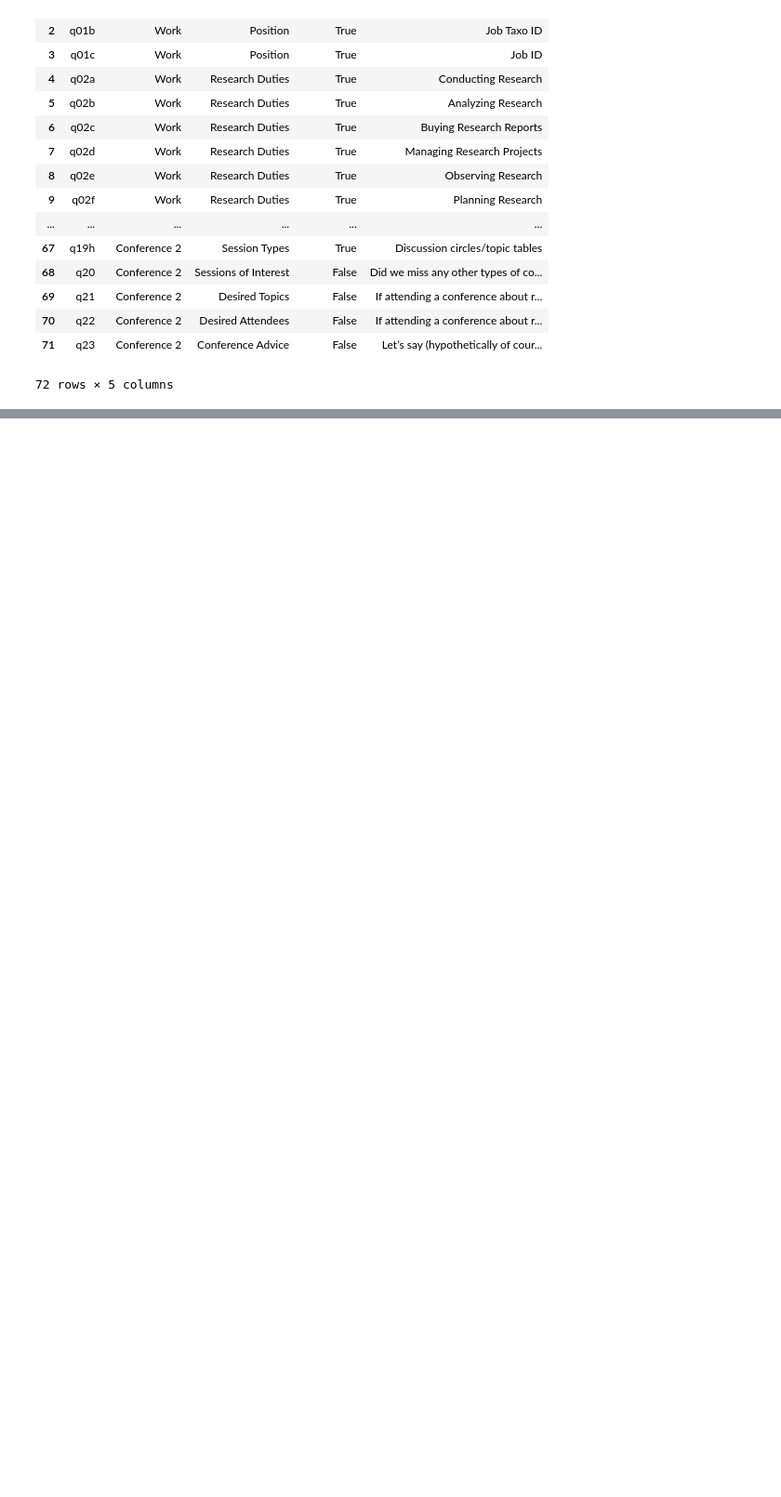
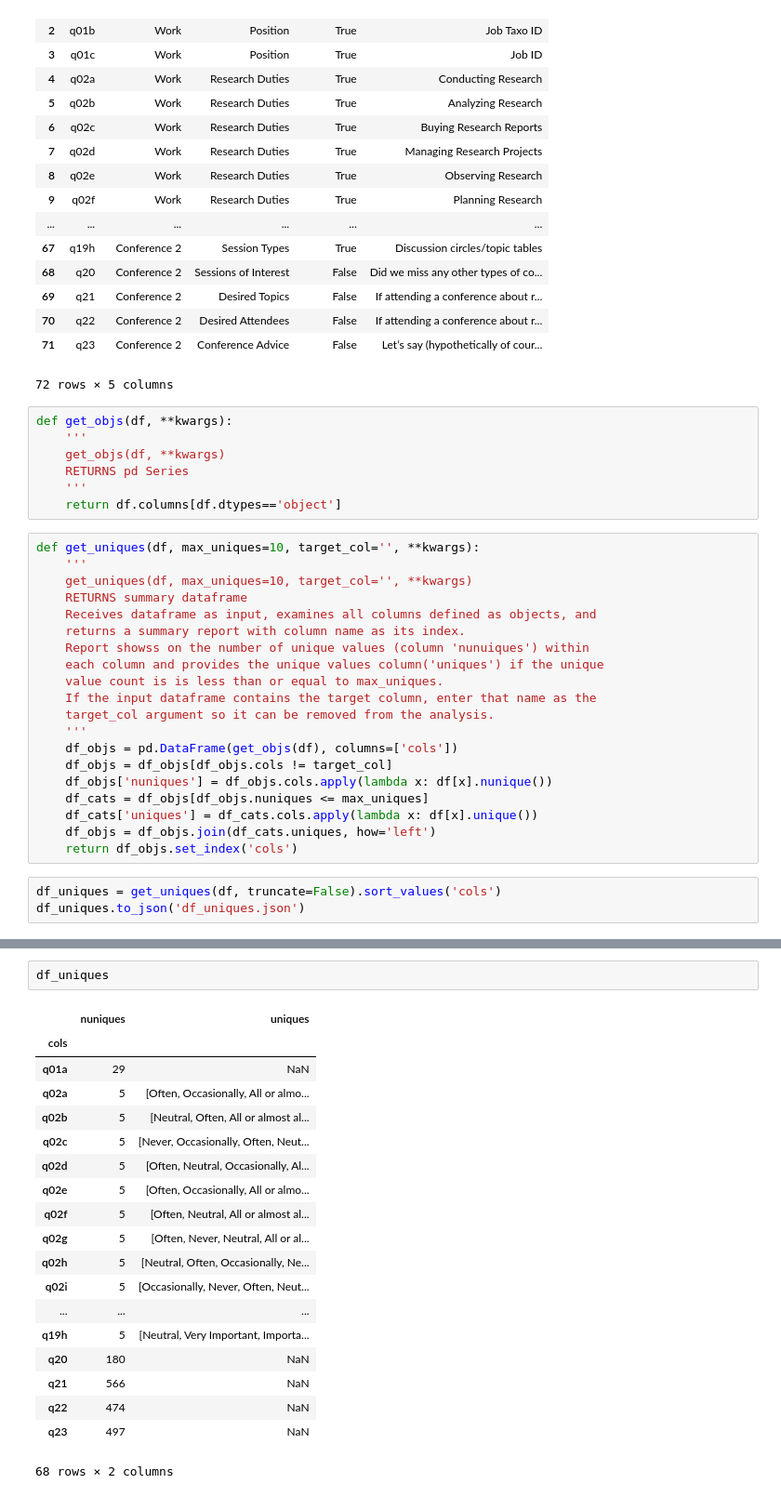
Before and after one commit to PersonaPredicta/Survey_Says..., a Jupyter notebook: kev/kworking_acquire.ipynb, the cells around one changed output, grey strips where cells are left out. Shown at 93% size. Saved outputs shown, nothing was run; the diff lists cells and outputs as text; blank space fills up the shorter version.

```diff
--- a/kev/kworking_acquire.ipynb
+++ b/kev/kworking_acquire.ipynb
@@ -63,3 +64,33 @@ dfq
 | 70 | q22 | Conference 2 | Desired Attendees | False | If attending a conference about r... |
 | 71 | q23 | Conference 2 | Conference Advice | False | Let’s say (hypothetically of cour... |
 72 rows × 5 columns
+# %%
+def get_objs(df, **kwargs):
+    '''
+    get_objs(df, **kwargs)
+    RETURNS pd Series
+    '''
+    return df.columns[df.dtypes=='object']
+# %%
+def get_uniques(df, max_uniques=10, target_col='', **kwargs):
+    '''
+    get_uniques(df, max_uniques=10, target_col='', **kwargs)
+    RETURNS summary dataframe
+    Receives dataframe as input, examines all columns defined as objects, and
+    returns a summary report with column name as its index.
+    Report showss on the number of unique values (column 'nunuiques') within
+    each column and provides the unique values column('uniques') if the unique
+    value count is is less than or equal to max_uniques.
+    If the input dataframe contains the target column, enter that name as the
+    target_col argument so it can be removed from the analysis.
+    '''
+    df_objs = pd.DataFrame(get_objs(df), columns=['cols'])
+    df_objs = df_objs[df_objs.cols != target_col]
+    df_objs['nuniques'] = df_objs.cols.apply(lambda x: df[x].nunique())
+    df_cats = df_objs[df_objs.nuniques <= max_uniques]
+    df_cats['uniques'] = df_cats.cols.apply(lambda x: df[x].unique())
+    df_objs = df_objs.join(df_cats.uniques, how='left')
+    return df_objs.set_index('cols')
+# %%
+df_uniques = get_uniques(df, truncate=False).sort_values('cols')
+df_uniques.to_json('df_uniques.json')
@@ -65,0 +102,22 @@ dfq
+# %%
+df_uniques
+# %% [output]
+|  | nuniques | uniques |
+| cols |  |  |
+| q01a | 29 | NaN |
+| q02a | 5 | [Often, Occasionally, All or almo... |
+| q02b | 5 | [Neutral, Often, All or almost al... |
+| q02c | 5 | [Never, Occasionally, Often, Neut... |
+| q02d | 5 | [Often, Neutral, Occasionally, Al... |
+| q02e | 5 | [Often, Occasionally, All or almo... |
+| q02f | 5 | [Often, Neutral, All or almost al... |
+| q02g | 5 | [Often, Never, Neutral, All or al... |
+| q02h | 5 | [Neutral, Often, Occasionally, Ne... |
+| q02i | 5 | [Occasionally, Never, Often, Neut... |
+| ... | ... | ... |
+| q19h | 5 | [Neutral, Very Important, Importa... |
+| q20 | 180 | NaN |
+| q21 | 566 | NaN |
+| q22 | 474 | NaN |
+| q23 | 497 | NaN |
+68 rows × 2 columns
```
Also changed, not shown: parts of 7 cells of this notebook, 3 other files.
